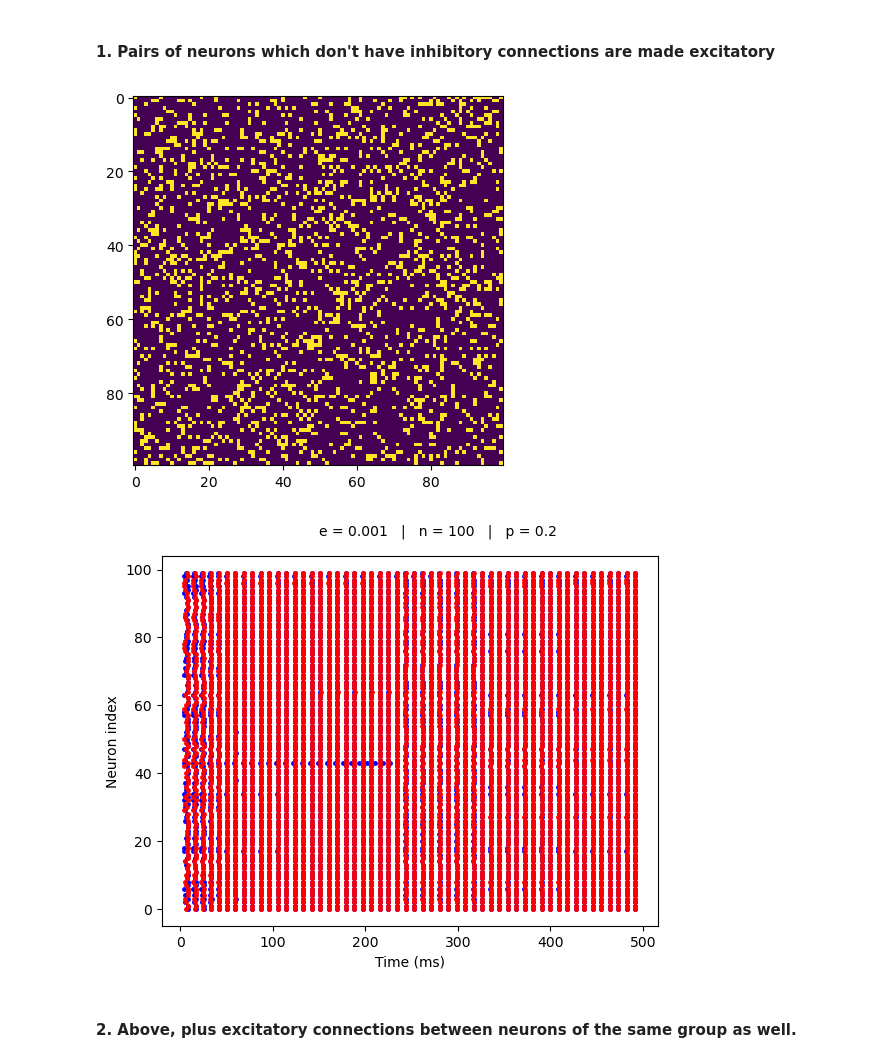
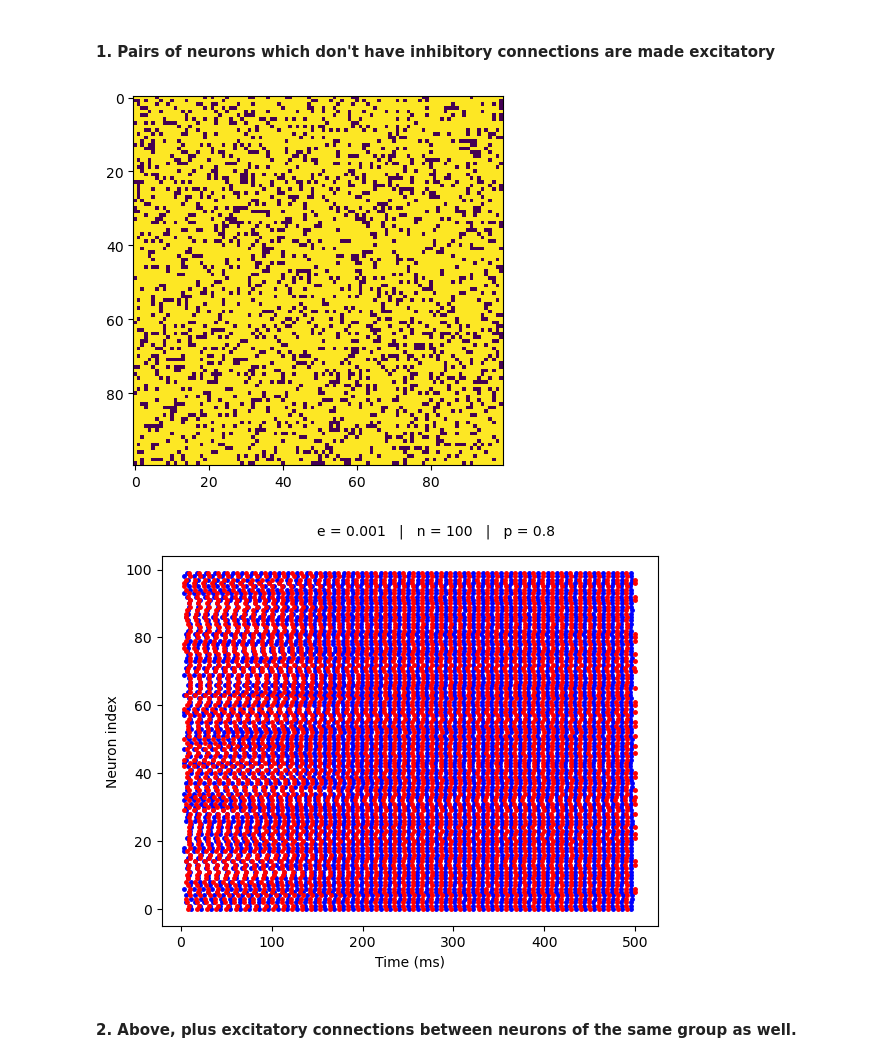
Before and after one commit to ch3rryblossom/sudoku-network, a Jupyter notebook: bipartite.ipynb, the cells around one changed output. Cells and saved outputs as stored; diff of their text form; code cells hidden in the pictures.

```diff
--- a/bipartite.ipynb
+++ b/bipartite.ipynb
@@ -255,22 +258,22 @@ group2init = randint(0, 9, size=n)/10
 G1.v = group1init
 G2.v = group2init
 # %%
-p = 0.2
+p = 0.8
 
 I12 = choice(2, (n, n), p=[1-p, p])
 sI1, tI1 = I12.nonzero()
 I21 = choice(2, (n, n), p=[1-p, p])
 sI2, tI2 = I21.nonzero()
 
 E12 = 1 - I12
 sE1, tE1 = E12.nonzero()
 E21 = 1 - I21
 sE2, tE2 = E21.nonzero()
 
 
 imshow(I12);
 # %% [output]
-[figure, old version]
+[figure, new version]
 # %%
 # Inhibitory synapses
 I1 = Synapses(G1, G2, on_pre='v = out * (1-exp(-(tp * log(1/(1 - g*(v_post - inh)/curr)))/tp))')
@@ -306,7 +309,7 @@ show()
 
 # !neurons of the same indices across the two groups are not necessarily connected to each other!
 # %% [output]
-[figure, old version]
+[figure, new version]
 # %% [markdown]
 #### 2. Above, plus excitatory connections between neurons of the same group as well.
 # %%
```
Also changed, not shown: parts of 5 cells of this notebook.
